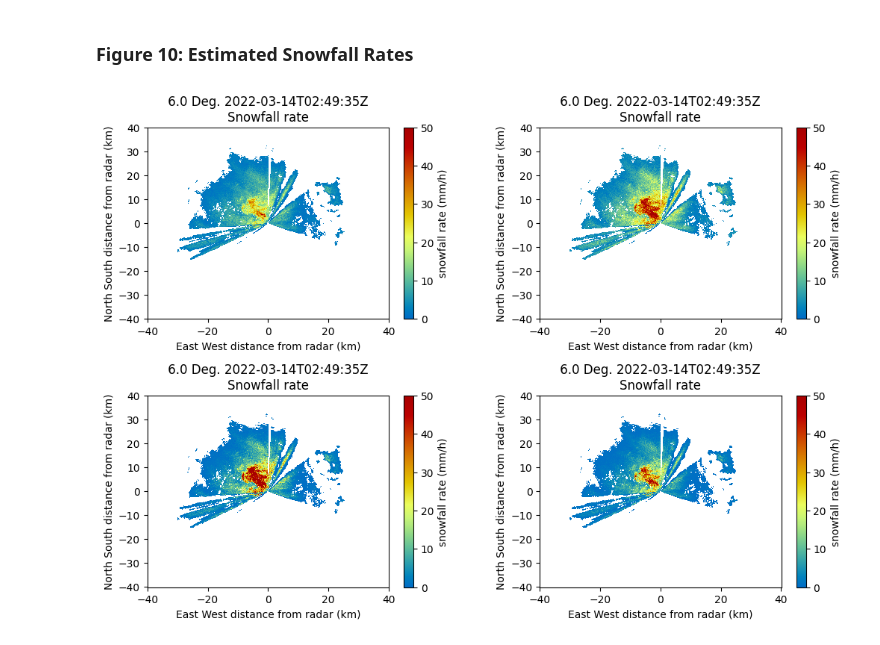
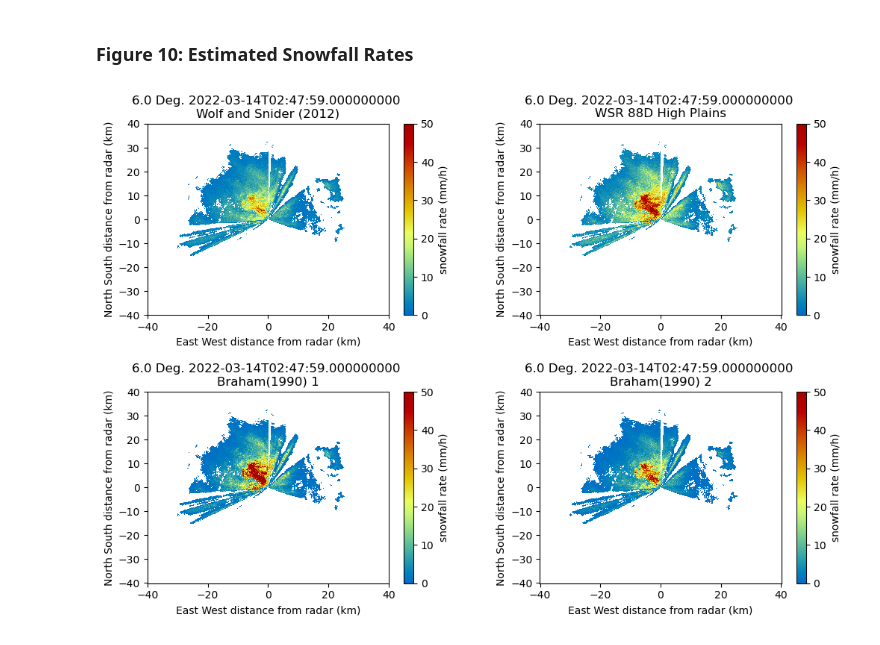
Before and after one commit to mgrover1/sail-xprecip-radar, a Jupyter notebook: notebooks/documentation/cmac2_technical_document.ipynb, the cells around one changed output. Saved outputs shown, nothing was run; the diff lists cells and outputs as text; code cells hidden in the pictures.

Commit message:
ENH: Updated Snowfall Rates to include Name of relationship

```diff
--- a/notebooks/documentation/cmac2_technical_document.ipynb
+++ b/notebooks/documentation/cmac2_technical_document.ipynb
@@ -24,3 +16,13 @@ import pyart
+# %%
+def _generate_title(radar, ds, field, sweep):
+    """ Generates a title for each plot. """
+    time_str = ds['time'].data[0]
+    fixed_angle = radar.fixed_angle['data'][sweep]
+    line_one = "%.1f Deg. %s " % (fixed_angle, time_str)
+    field_name = str(field)
+    field_name = field_name.replace('_', ' ')
+    field_name = field_name[0].upper() + field_name[1:]
+    return line_one + '\n' + field_name
 # %% [markdown]
 ### Processing Keywords
 # %%
@@ -124,17 +153,27 @@ display.plot('corrected_differential_reflectivity', vmin=0, vmax=5, sweep=3, ax=
 # %%
 fig4, axC = plt.subplots(2, 2, figsize=[12, 8])
 plt.subplots_adjust(wspace=0.3, hspace=0.4)
 
 # Gate ID
-px1 = display.plot('snow_rate_ws2012', sweep=3, vmin=0, vmax=50, cmap='pyart_HomeyerRainbow', ax=axC[0, 0])
+px1 = display.plot('snow_rate_ws2012', sweep=3, vmin=0,
+                   vmax=50, cmap='pyart_HomeyerRainbow',
+                   ax=axC[0, 0], title=_generate_title(radar, ds, 'Wolf and Snider (2012)', sweep=3))
 
 # Equvialent Radar Reflectivity Factor
-display.plot('snow_rate_ws88diw', sweep=3, vmin=0, vmax=50, cmap='pyart_HomeyerRainbow', ax=axC[0, 1])
+display.plot('snow_rate_ws88diw', sweep=3, vmin=0,
+             vmax=50, cmap='pyart_HomeyerRainbow',
+             ax=axC[0, 1], title=_generate_title(radar, ds, 'WSR 88D High Plains', sweep=3))
 
 # Radial Velocity
-display.plot('snow_rate_m2009_1', sweep=3, vmin=0, vmax=50, cmap='pyart_HomeyerRainbow', ax=axC[1, 0])
+display.plot('snow_rate_m2009_1', sweep=3, vmin=0,
+             vmax=50, cmap='pyart_HomeyerRainbow', ax=axC[1, 0],
+             title=_generate_title(radar, ds, 'Braham(1990) 1', sweep=3))
 
 # Correlation Coefficient
-display.plot('snow_rate_m2009_2', sweep=3, cmap='pyart_HomeyerRainbow', ax=axC[1, 1], vmin=0, vmax=50)
+display.plot('snow_rate_m2009_2', sweep=3, cmap='pyart_HomeyerRainbow',
+             ax=axC[1, 1], vmin=0, vmax=50, title=_generate_title(radar, ds, 'Braham(1990) 2', sweep=3))
+
+# save the figure
+plt.savefig('xprecipradar_cmac2_snowfall.png')
 # %% [output]
-[figure, old version]
+[figure, new version]
```
Also changed, not shown: parts of 8 cells of this notebook.
